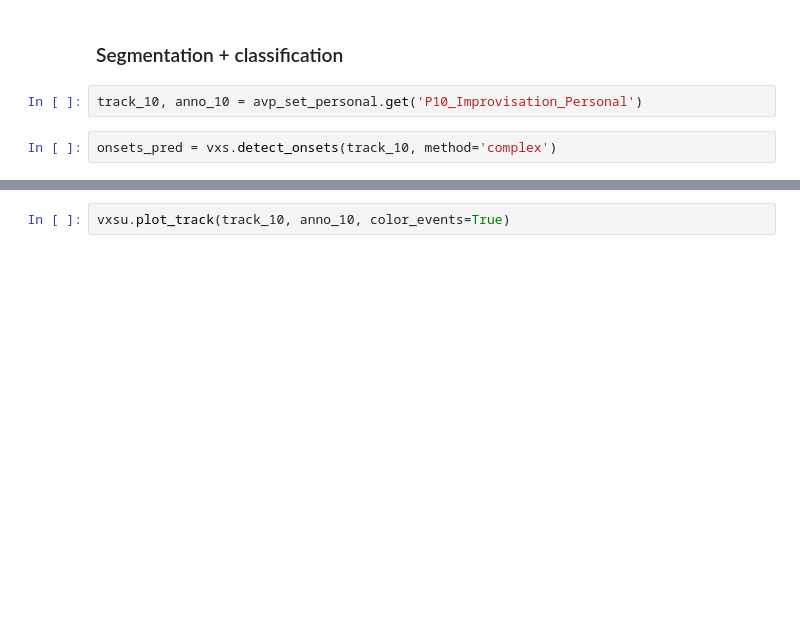
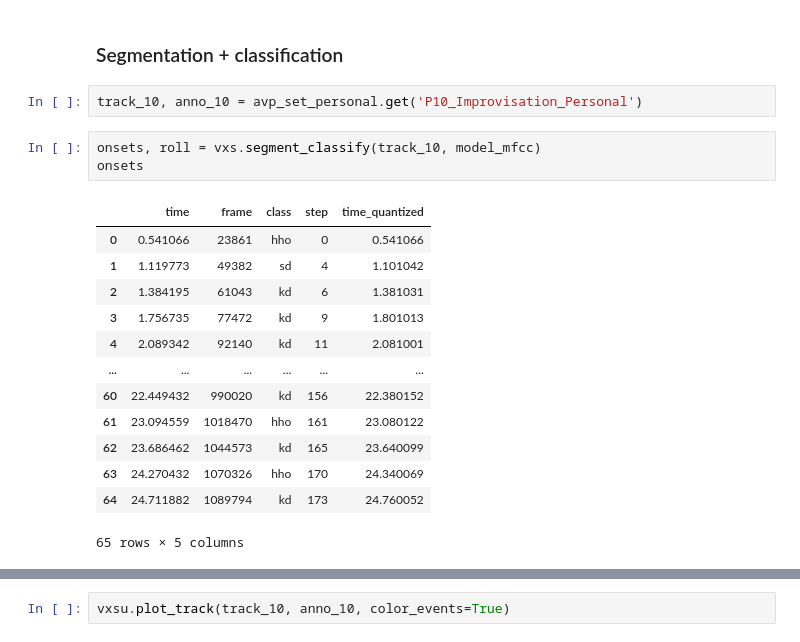
Before and after one commit to flyingleafe/vxs-vpt, a Jupyter notebook: notebooks/Classification.ipynb, the cells around one changed output, grey strips where cells are left out. Saved outputs shown, nothing was run; the diff lists cells and outputs as text; blank space fills up the shorter version.

```diff
--- a/notebooks/Classification.ipynb
+++ b/notebooks/Classification.ipynb
@@ -210,6 +210,21 @@ ftfm_big.transform(X[:5])[0].shape
 ### Segmentation + classification
 # %%
 track_10, anno_10 = avp_set_personal.get('P10_Improvisation_Personal')
-# %%
-onsets_pred = vxs.detect_onsets(track_10, method='complex')
+# %%
+onsets, roll = vxs.segment_classify(track_10, model_mfcc)
+onsets
+# %% [output]
+|  | time | frame | class | step | time_quantized |
+| 0 | 0.541066 | 23861 | hho | 0 | 0.541066 |
+| 1 | 1.119773 | 49382 | sd | 4 | 1.101042 |
+| 2 | 1.384195 | 61043 | kd | 6 | 1.381031 |
+| 3 | 1.756735 | 77472 | kd | 9 | 1.801013 |
+| 4 | 2.089342 | 92140 | kd | 11 | 2.081001 |
+| ... | ... | ... | ... | ... | ... |
+| 60 | 22.449432 | 990020 | kd | 156 | 22.380152 |
+| 61 | 23.094559 | 1018470 | hho | 161 | 23.080122 |
+| 62 | 23.686462 | 1044573 | kd | 165 | 23.640099 |
+| 63 | 24.270432 | 1070326 | hho | 170 | 24.340069 |
+| 64 | 24.711882 | 1089794 | kd | 173 | 24.760052 |
+65 rows × 5 columns
 # %%
```
Also changed, not shown: parts of 11 cells of this notebook, 10 other files.
